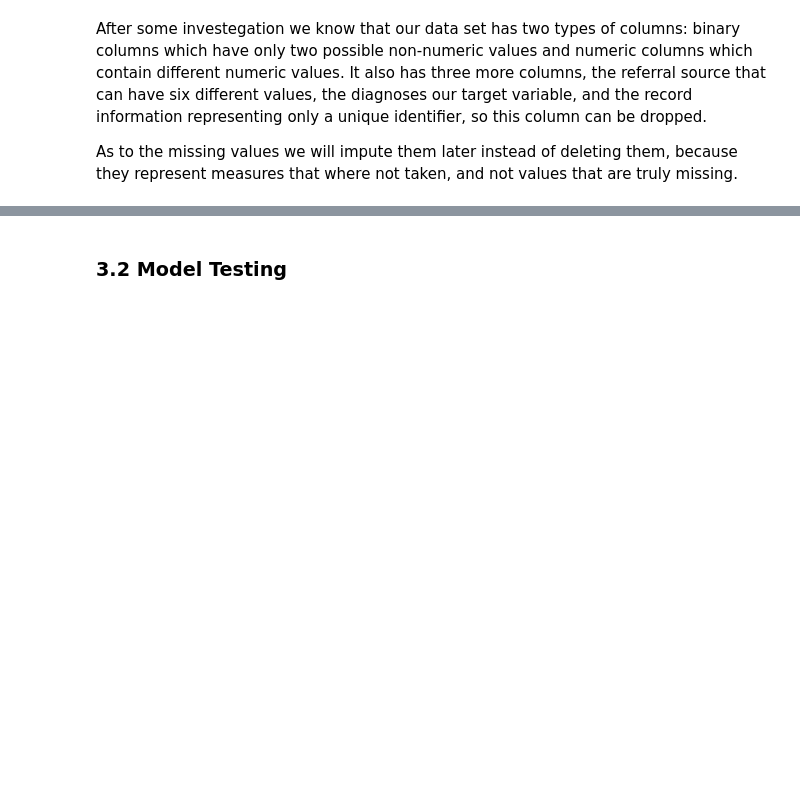
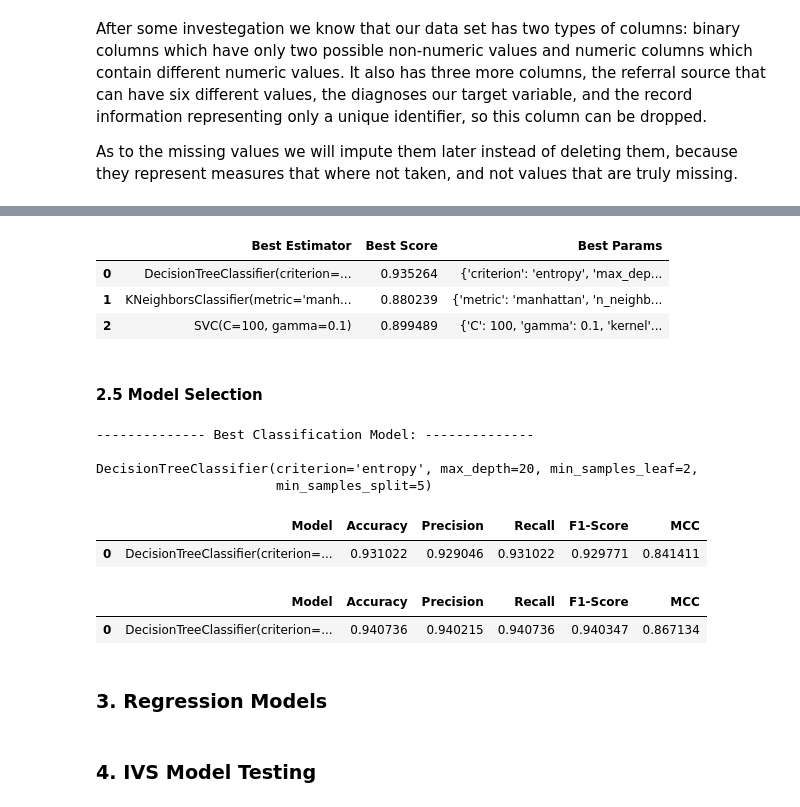
Before and after one commit to edupro26/EC-Project, a Jupyter notebook: EC_grupo06_projeto.ipynb, the cells around one changed output, grey strips where cells are left out. Saved outputs shown, nothing was run; the diff lists cells and outputs as text; code cells hidden in the pictures; blank space fills up the shorter version.

```diff
--- a/EC_grupo06_projeto.ipynb
+++ b/EC_grupo06_projeto.ipynb
@@ -287,20 +378,22 @@ model_params = {
     }
 }
 # %%
-import time
 from sklearn.model_selection import GridSearchCV
 
 scores = []
-start_time = time.time()
 for name, model in model_params.items():
     grid_search = GridSearchCV(model['model'], model['params'], cv=5, n_jobs=-1)
     grid_search.fit(X_TRAIN, y_TRAIN)
     scores.append({
         'Best Estimator': grid_search.best_estimator_,
         'Best Score': grid_search.best_score_,
         'Best Params': grid_search.best_params_
     })
 
-print('Computation time: %.2f' % (time.time() - start_time))
 df_tuning = pd.DataFrame(scores, columns=['Best Estimator', 'Best Score', 'Best Params'])
 df_tuning
+# %% [output]
+|  | Best Estimator | Best Score | Best Params |
+| 0 | DecisionTreeClassifier(criterion=... | 0.935264 | {'criterion': 'entropy', 'max_dep... |
+| 1 | KNeighborsClassifier(metric='manh... | 0.880239 | {'metric': 'manhattan', 'n_neighb... |
+| 2 | SVC(C=100, gamma=0.1) | 0.899489 | {'C': 100, 'gamma': 0.1, 'kernel'... |
@@ -314,2 +399,0 @@ best_models
-# %% [markdown]
-### 3.2 Model Testing
@@ -332,0 +400,41 @@ models_test
+# %% [markdown]
+#### 2.5 Model Selection
+# %%
+best_classification_model = df_tuning.at[df_tuning['Best Score'].idxmax(), 'Best Estimator']
+print("-------------- Best Classification Model: -------------- \n")
+print(best_classification_model)
+# %% [output]
+-------------- Best Classification Model: --------------
+
+DecisionTreeClassifier(criterion='entropy', max_depth=20, min_samples_leaf=2,
+                       min_samples_split=5)
+# %%
+evaluation = pd.DataFrame(
+    [evaluate(best_classification_model, X_TRAIN, y_TRAIN)],
+    columns=eval_metrics
+)
+evaluation
+# %% [output]
+|  | Model | Accuracy | Precision | Recall | F1-Score | MCC |
+| 0 | DecisionTreeClassifier(criterion=... | 0.931022 | 0.929046 | 0.931022 | 0.929771 | 0.841411 |
+# %%
+best_classification_model.fit(X_TRAIN, y_TRAIN)
+preds = best_classification_model.predict(X_TEST)
+test_report = {
+    'Model': best_classification_model,
+    'Accuracy': accuracy_score(y_TEST, preds),
+    'Precision': precision_score(y_TEST, preds, average='weighted', zero_division=1),
+    'Recall': recall_score(y_TEST, preds, average='weighted'),
+    'F1-Score': f1_score(y_TEST, preds, average='weighted'),
+    'MCC': matthews_corrcoef(y_TEST, preds)
+}
+
+best_model_test = pd.DataFrame([test_report], columns=eval_metrics)
+best_model_test
+# %% [output]
+|  | Model | Accuracy | Precision | Recall | F1-Score | MCC |
+| 0 | DecisionTreeClassifier(criterion=... | 0.940736 | 0.940215 | 0.940736 | 0.940347 | 0.867134 |
+# %% [markdown]
+### 3. Regression Models
+# %% [markdown]
+### 4. IVS Model Testing
```
Also changed, not shown: parts of 34 cells of this notebook.
